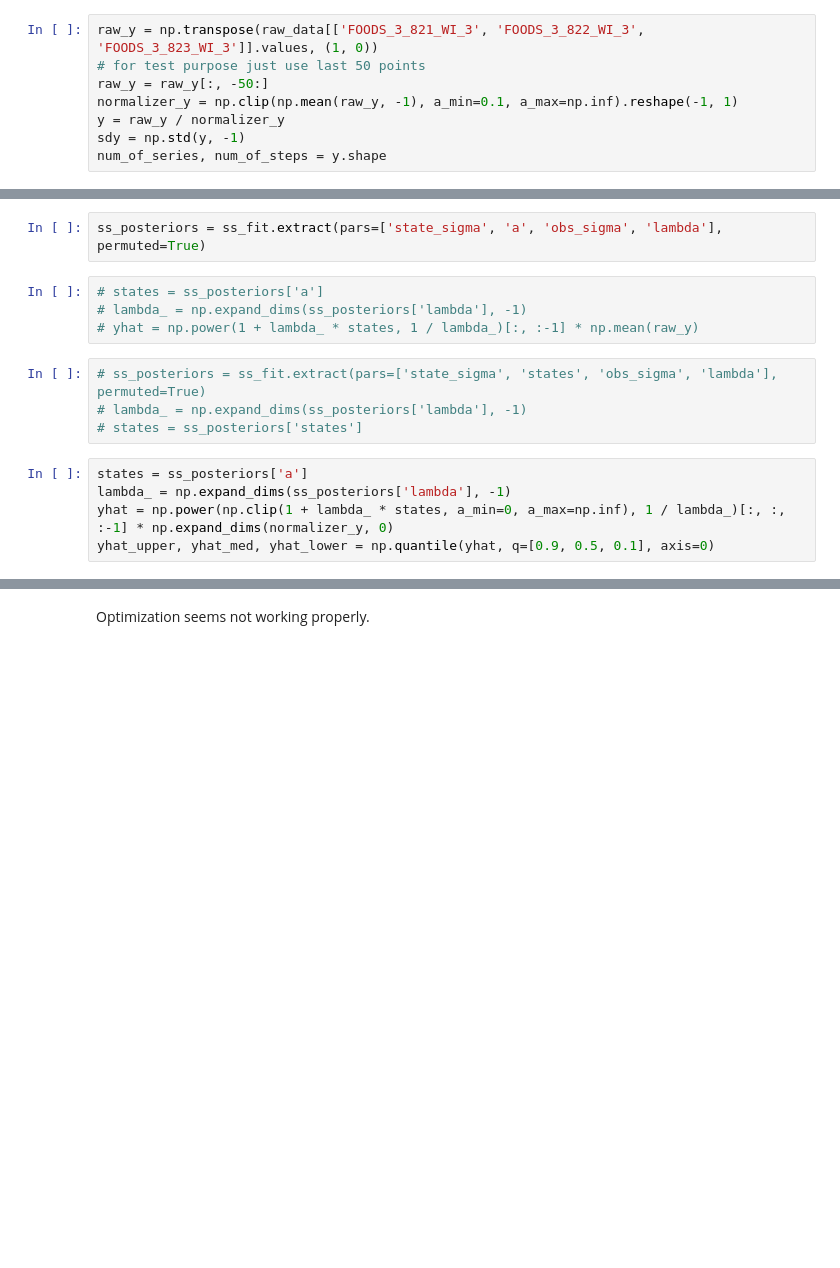
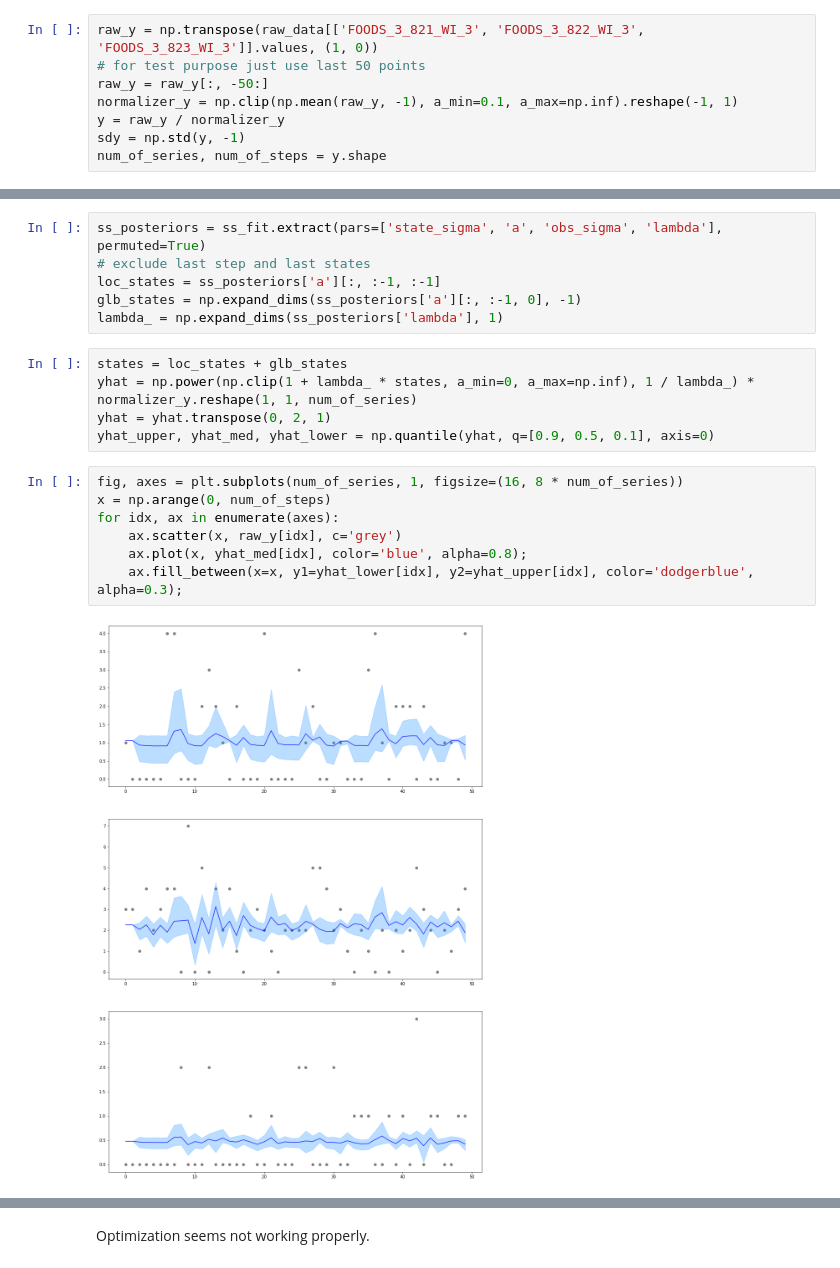
Before and after one commit to edwinnglabs/ts-playground, a Jupyter notebook: notebooks/state_space_models/multivariate.ipynb, the cells around one changed output, grey strips where cells are left out. Saved outputs shown, nothing was run; the diff lists cells and outputs as text; blank space fills up the shorter version.

```diff
--- a/notebooks/state_space_models/multivariate.ipynb
+++ b/notebooks/state_space_models/multivariate.ipynb
@@ -99,15 +118,20 @@ Iteration: 1100 / 1100 [100%]  (Sampling)
-# %%
-ss_posteriors = ss_fit.extract(pars=['state_sigma', 'a', 'obs_sigma', 'lambda'], permuted=True)
-# %%
-# states = ss_posteriors['a']
-# lambda_ = np.expand_dims(ss_posteriors['lambda'], -1)
-# yhat = np.power(1 + lambda_ * states, 1 / lambda_)[:, :-1] * np.mean(raw_y)
-# %%
-# ss_posteriors = ss_fit.extract(pars=['state_sigma', 'states', 'obs_sigma', 'lambda'], permuted=True)
-# lambda_ = np.expand_dims(ss_posteriors['lambda'], -1)
-# states = ss_posteriors['states']
-# %%
-states = ss_posteriors['a']
-lambda_ = np.expand_dims(ss_posteriors['lambda'], -1)
-yhat = np.power(np.clip(1 + lambda_ * states, a_min=0, a_max=np.inf), 1 / lambda_)[:, :, :-1] * np.expand_dims(normalizer_y, 0)
-yhat_upper, yhat_med, yhat_lower = np.quantile(yhat, q=[0.9, 0.5, 0.1], axis=0)
+# %%
+ss_posteriors = ss_fit.extract(pars=['state_sigma', 'a', 'obs_sigma', 'lambda'], permuted=True)
+# exclude last step and last states
+loc_states = ss_posteriors['a'][:, :-1, :-1]
+glb_states = np.expand_dims(ss_posteriors['a'][:, :-1, 0], -1)
+lambda_ = np.expand_dims(ss_posteriors['lambda'], 1)
+# %%
+states = loc_states + glb_states
+yhat = np.power(np.clip(1 + lambda_ * states, a_min=0, a_max=np.inf), 1 / lambda_) * normalizer_y.reshape(1, 1, num_of_series)
+yhat = yhat.transpose(0, 2, 1)
+yhat_upper, yhat_med, yhat_lower = np.quantile(yhat, q=[0.9, 0.5, 0.1], axis=0)
+# %%
+fig, axes = plt.subplots(num_of_series, 1, figsize=(16, 8 * num_of_series))
+x = np.arange(0, num_of_steps)
+for idx, ax in enumerate(axes):
+    ax.scatter(x, raw_y[idx], c='grey')
+    ax.plot(x, yhat_med[idx], color='blue', alpha=0.8);
+    ax.fill_between(x=x, y1=yhat_lower[idx], y2=yhat_upper[idx], color='dodgerblue', alpha=0.3);
+# %% [output]
+[figure, added]
```
Also changed, not shown: parts of 20 cells of this notebook, 4 other files.
